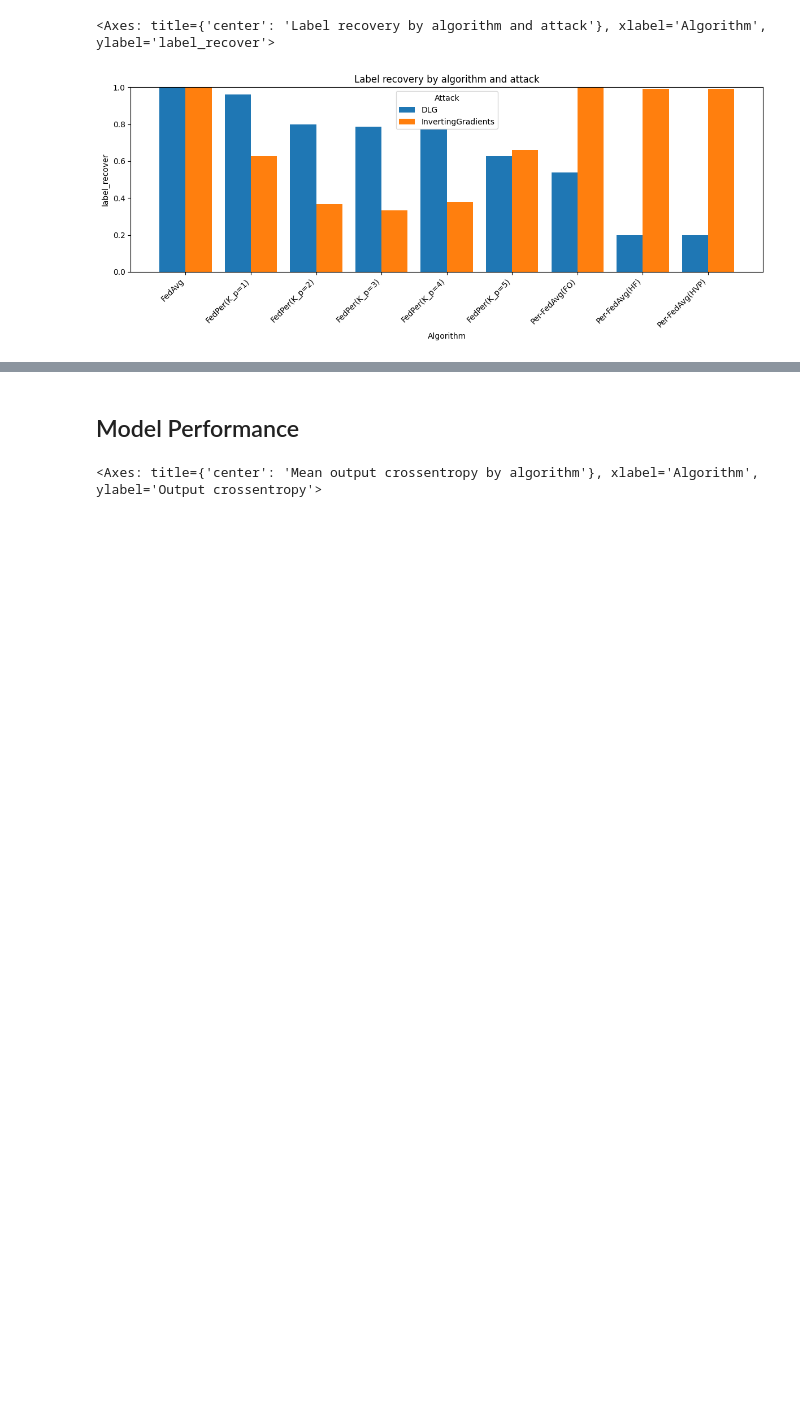
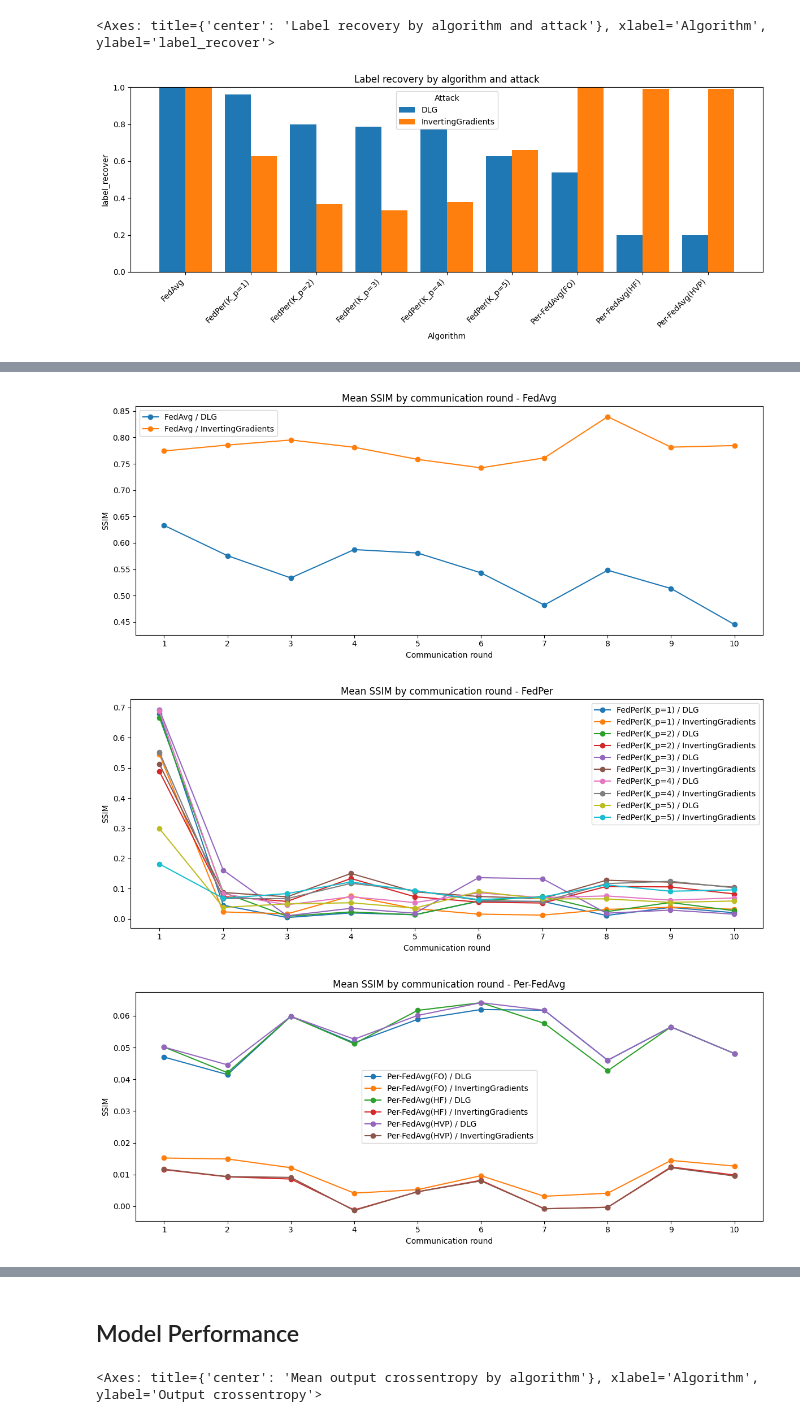
Before and after one commit to rt-k3498/PFL-attack-silmulation, a Jupyter notebook: result_analysis/result_analysis.ipynb, the cells around one changed output, grey strips where cells are left out. Drawn from its saved outputs; the diff is of its cells as text; code cells hidden in the pictures; blank space fills up the shorter version.

```diff
--- a/result_analysis/result_analysis.ipynb
+++ b/result_analysis/result_analysis.ipynb
@@ -106,0 +116,6 @@ plot_attack_metric(attack_rows, "label_recover", title="Label recovery by algori
+# %%
+_ = plot_attack_metric_by_round_by_algorithm(attack_rows, "input ssim")
+# %% [output]
+[figure, added]
+[figure, added]
+[figure, added]
```
Also changed, not shown: parts of 5 cells of this notebook, 2 other files.
